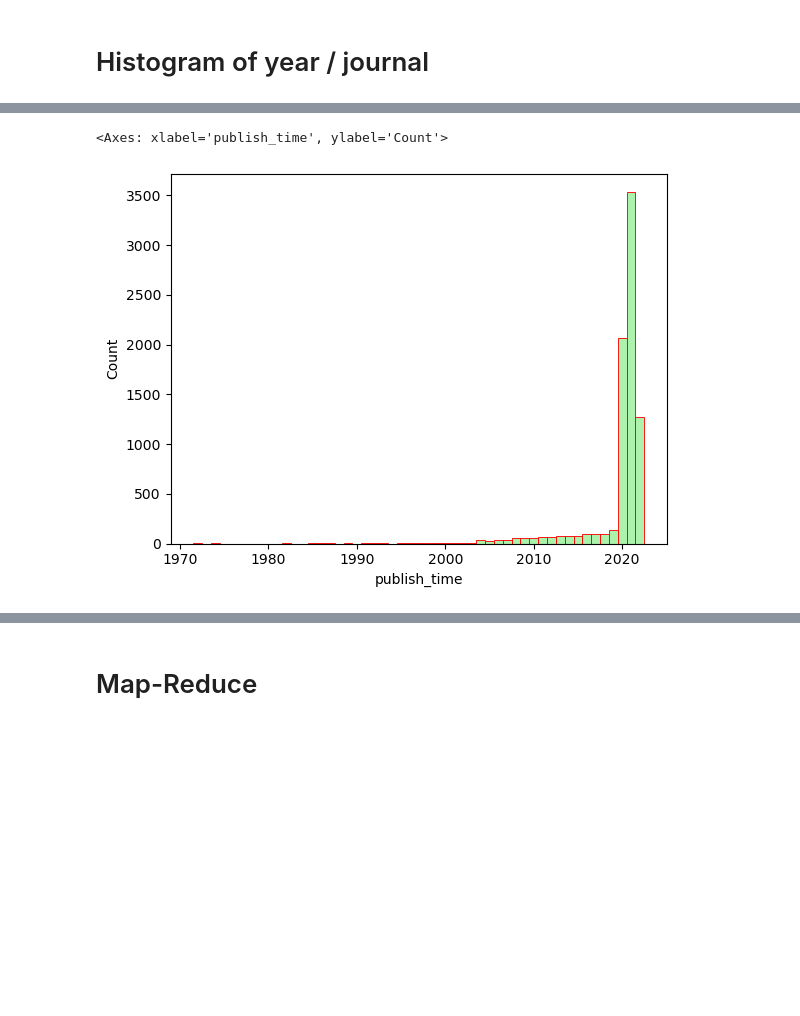
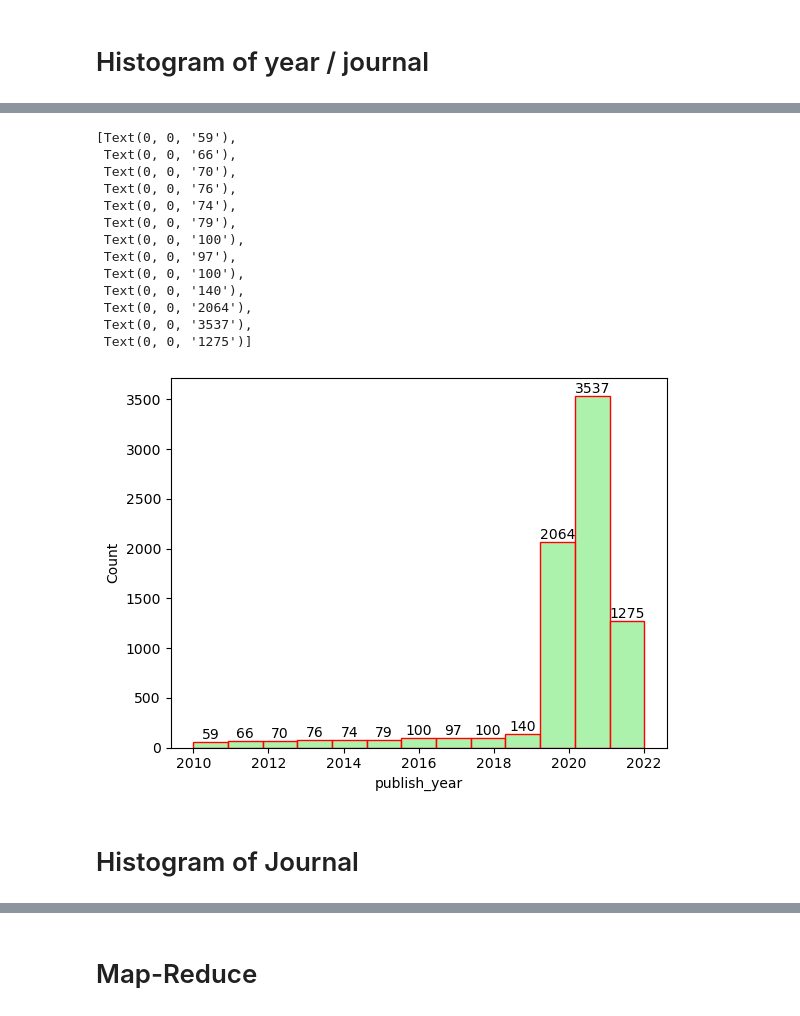
Before and after one commit to pywong-polyu/COMP5434-Big-Data-Computing, a Jupyter notebook: COMP5434_project sun.ipynb, the cells around one changed output, grey strips where cells are left out. Drawn from its saved outputs; the diff is of its cells as text; code cells hidden in the pictures; blank space fills up the shorter version.

Commit message:
2 Histogram (by year and by journal)
By year: I count those after 2010
By journal: I show the top 3 journal

```diff
--- a/COMP5434_project sun.ipynb
+++ b/COMP5434_project sun.ipynb
@@ -193,7 +197,10 @@ for idx, entry in tqdm(enumerate(json_files), total=len(json_files)):
     # add publish time
     publish_time = meta_data['publish_time'].values[0]
     if len(publish_time) > 4:
-        publish_time = datetime.strptime(publish_time, '%Y-%m-%d').year
+        publish_time = datetime.strptime(publish_time, '%Y-%m-%d')
+    elif len(publish_time) == 4:
+        publish_time += '-01-01'
+        publish_time = datetime.strptime(publish_time, '%Y-%m-%d')
 
     dict_['publish_time'].append(publish_time)
 
@@ -323,3 +330,8 @@ dtypes: object(10)
 memory usage: 689.9+ KB
 # %% [markdown]
 # Histogram of year / journal
+# %%
+#keep 2010 later
+df = df[df['publish_time'].dt.year >= 2010]
+df['publish_year'] = df['publish_time'].dt.year
+df.info()
@@ -326,8 +357,22 @@ memory usage: 689.9+ KB
 # %%
-import matplotlib.pyplot as plt
 import seaborn as sns
 
-sns.histplot(df["publish_time"], color='lightgreen', edgecolor='red')
+ax = sns.histplot(df["publish_year"], color='lightgreen', edgecolor='red', bins=13)
+ax.bar_label(ax.containers[0])
 # %% [output]
-<Axes: xlabel='publish_time', ylabel='Count'>
+[Text(0, 0, '59'),
+ Text(0, 0, '66'),
+ Text(0, 0, '70'),
+ Text(0, 0, '76'),
+ Text(0, 0, '74'),
+ Text(0, 0, '79'),
+ Text(0, 0, '100'),
+ Text(0, 0, '97'),
+ Text(0, 0, '100'),
+ Text(0, 0, '140'),
+ Text(0, 0, '2064'),
+ Text(0, 0, '3537'),
+ Text(0, 0, '1275')]
-[figure, old version]
+[figure, new version]
+# %% [markdown]
+# Histogram of Journal
```
Also changed, not shown: parts of 16 cells of this notebook.
